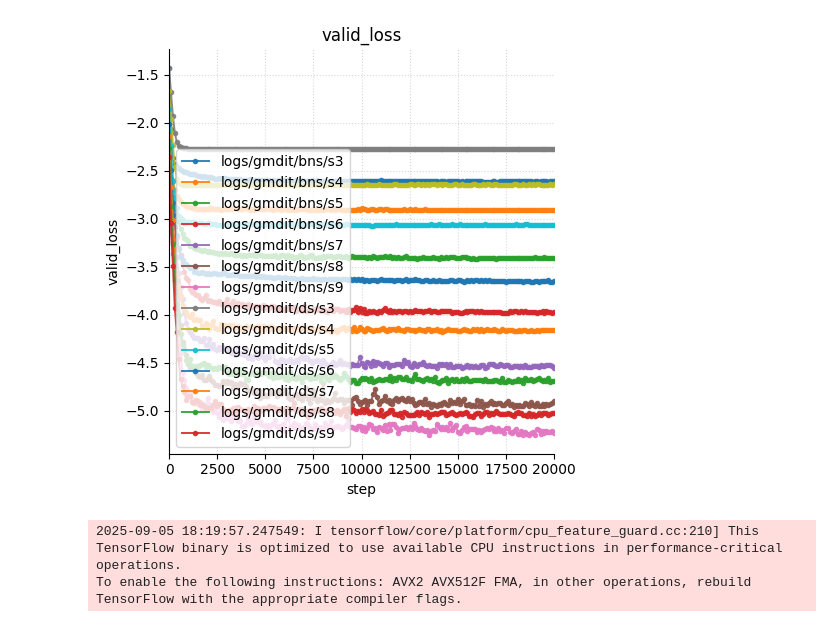
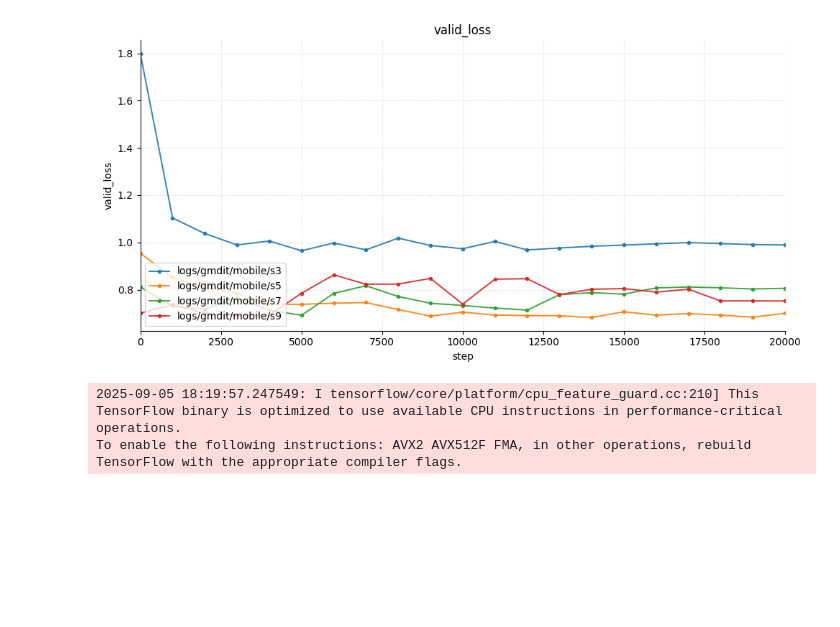
Before and after one commit to scpark20/logpx_samplers, a Jupyter notebook: reports/tensorboard_gmdit.ipynb, the cells around one changed output. Cells and saved outputs as stored; diff of their text form; code cells hidden in the pictures; blank space fills up the shorter version.

Commit message:
bns_mobile, ds_mobile

```diff
--- a/reports/tensorboard_gmdit.ipynb
+++ b/reports/tensorboard_gmdit.ipynb
@@ -13,53 +24,43 @@ import numpy as np
 from pathlib import Path
 
 RUN_DIRS = [
-            'logs/gmdit/bns/s3',
-            'logs/gmdit/bns/s4',
-            'logs/gmdit/bns/s5',
-            'logs/gmdit/bns/s6',
-            'logs/gmdit/bns/s7',
-            'logs/gmdit/bns/s8',
-            'logs/gmdit/bns/s9',
-            'logs/gmdit/ds/s3',
-            'logs/gmdit/ds/s4',
-            'logs/gmdit/ds/s5',
-            'logs/gmdit/ds/s6',
-            'logs/gmdit/ds/s7',
-            'logs/gmdit/ds/s8',
-            'logs/gmdit/ds/s9',
+            'logs/gmdit/mobile/s3',
+            'logs/gmdit/mobile/s5',
+            'logs/gmdit/mobile/s7',
+            'logs/gmdit/mobile/s9'
             ]
 TAGS = ['valid_loss']
 
 # load
 metrics = {}  # {tag: {run: (steps, values)}}
 for r in RUN_DIRS:
     if not os.path.exists(r):
         continue
     acc = ea.EventAccumulator(r, size_guidance={ea.SCALARS:0}); acc.Reload()
     for t in acc.Tags()["scalars"]:
         ev = acc.Scalars(t)
         s = np.array([e.step for e in ev]); v = np.array([e.value for e in ev])
         i = np.argsort(s, kind="stable"); s, v = s[i], v[i]      # sort by step
         u, k = np.unique(s, return_index=True); s, v = u, v[k]   # dedup steps
         (metrics.setdefault(t, {}))[r] = (s, v)
 
 if not TAGS:
     print("Available tags:");
     for t in sorted(metrics.keys()): print(" •", t)
 else:
     for t in TAGS:
         if t not in metrics: continue
-        fig, ax = plt.subplots(figsize=(5, 5))
+        fig, ax = plt.subplots(figsize=(10, 5))
         for r,(s,v) in metrics[t].items():
             ax.plot(s, v, '-o', markersize=3, linewidth=1.4, alpha=0.9, label=Path(r))
         ax.set_title(t)
         ax.set_xlabel("step"); ax.set_ylabel(t.split("/")[-1])
         ax.grid(True, linestyle=":", alpha=0.5); ax.margins(x=0.02)
         ax.spines['top'].set_visible(False); ax.spines['right'].set_visible(False)
         if len(metrics[t])>1: ax.legend(frameon=True, loc='lower left')
         plt.xlim([0, 20*1000]); plt.tight_layout(); plt.show()
 # %% [output]
-[figure, old version]
+[figure, new version]
 # %%
 # TensorBoard scalars -> Matplotlib (explicit dirs, tags required; no UI, no error handling)
 from tensorboard.backend.event_processing import event_accumulator as ea
```
Also changed, not shown: parts of 1 cell of this notebook, 6 other files.
